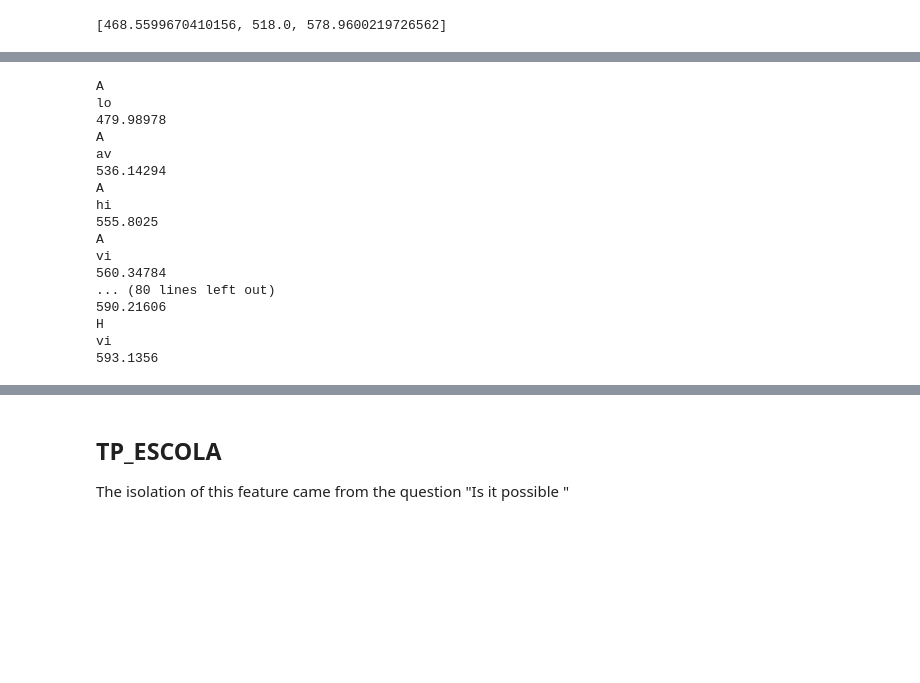
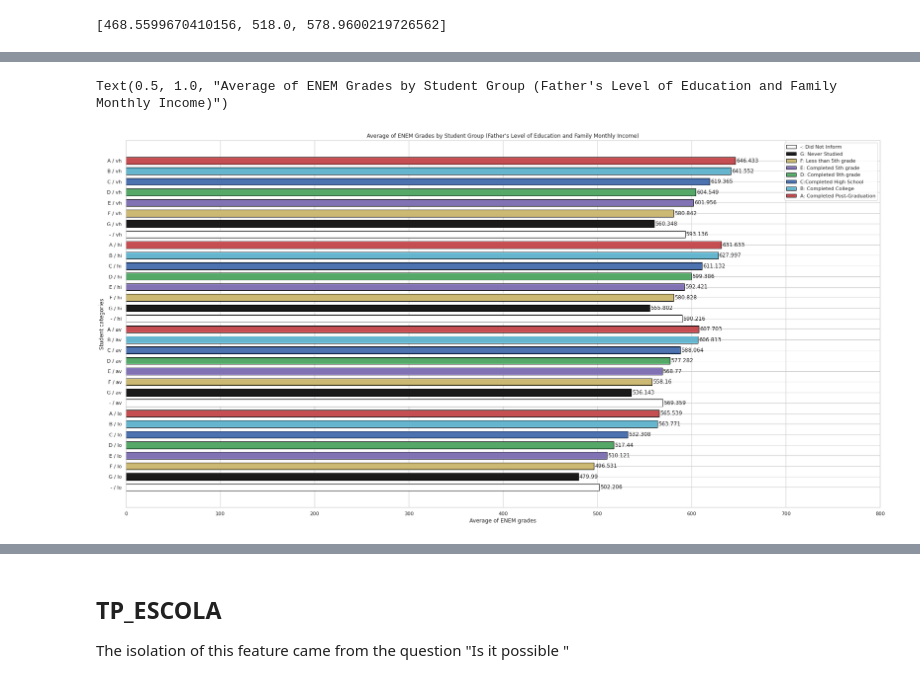
Before and after one commit to higorpr/ENEM_Exploration_Analysis, a Jupyter notebook: ENEM_Exploratory_Analysis_Rev_A.ipynb, the cells around one changed output, grey strips where cells are left out. Saved outputs shown, nothing was run; the diff lists cells and outputs as text; code cells hidden in the pictures; blank space fills up the shorter version.

```diff
--- a/ENEM_Exploratory_Analysis_Rev_A.ipynb
+++ b/ENEM_Exploratory_Analysis_Rev_A.ipynb
@@ -4012,13 +4037,12 @@ dfs = {'H': df_hg, 'A': df_ag, 'L': df_lg, 'P': df_pg}
 # %%
 # Father Level of Education x Monthly Income
 averages = defaultdict(dict)
-
 income_dict = {}
 ed_dict = {}
 income_val = sorted(list(df_dataset['Q006'].unique()))
 ed_val = sorted(list(df_dataset['Q001'].unique()))
-income_tag = ['lo', 'av', 'hi', 'vi']
-ed_tag = ['A', 'B', 'C', 'D', 'E', 'F', 'G', 'H']
+income_tag = ['lo', 'av', 'hi', 'vh']
+ed_tag = ['G', 'F', 'E', 'D', 'C', 'B', 'A', '-']
 
 income_dict = {income_val[i]: income_tag[i] for i in range(len(income_val))}
 ed_dict = {ed_val[i]: ed_tag[i] for i in range(len(ed_val))}
@@ -4028,12 +4052,3 @@ for edu, edu_tag in ed_dict.items():
         df_total = df_dataset[(df_dataset['Q001'] == edu) & (df_dataset['Q006'] == inc)]
         target = df_total['GRADE'].mean()
         averages[edu_tag][inc_tag] = target
-# %%
-fig, ax = plt.subplots(1, 1, figsize=(10,10))
-pos = 0
-
-for ed, inc_d in averages.items():
-    for inc_t, aver in inc_d.items():
-        ax.barh(y=pos, width=aver, height=1, align='edge', label=f'{ed}{inc_t}')
-        ax.set_yticks()
-        pos += 1.5
@@ -4042,24 +4055,35 @@ for ed, inc_d in averages.items():
-# %%
-for ed, inc_d in averages.items():
-    for inc_t, aver in inc_d.items():
-        print(ed)
-        print(inc_t)
-        print(aver)
-# %% [output]
-A
-lo
-479.98978
-A
-av
-536.14294
-A
-hi
-555.8025
-A
-vi
-560.34784
-... (80 lines left out)
-590.21606
-H
-vi
-593.1356
+# %%
+fig, ax = plt.subplots(1, 1, figsize=(30,15))
+pos = 0
+pos_l = []
+labels = []
+ed_order = ['A','B','C','D','E','F','G','-']
+ed_order = list(reversed(ed_order))
+income_tag = ['lo', 'av', 'hi', 'vh']
+colors = {'A':'r','B':'c','C':'b','D':'g','E':'m','F':'y','G':'k','-':'w'}
+label_income = {'lo':'I < 4990 BRL', 'av':'4990 BRL < I < 9980 BRL', 'hi':'9980 BRL < I < 19600 BRL', 'vh':'I > 19600 BRL' }
+label_education = {'A':'Completed Post-Graduation', 'B':'Completed College', 'C':'Completed High School', 'D':'Completed 9th grade', 'E':'Completed 5th grade', 'F':'Less than 5th grade', 'G':'Never Studied', '-':'Did Not Inform'}
+
+for i in income_tag:
+    for ed in ed_order:
+        aver = averages[ed][i]
+        # label = label_set.add(f'{label_education[ed]}')
+        h_bar = ax.barh(y=pos, width=aver, height=1, align='center',color=colors[ed],edgecolor='black')
+        labels.append(f'{ed} / {i}')
+        pos_l.append(pos)
+        pos += 1.5
+        ax.bar_label(h_bar, padding = 2)
+
+plt.yticks(pos_l, labels)
+plt.xlim([0, 800])
+sns.set_theme()
+sns.set_style("whitegrid")
+label_list = ['A: Completed Post-Graduation', 'B: Completed College', 'C:Completed High School', 'D: Completed 9th grade', 'E: Completed 5th grade', 'F: Less than 5th grade', 'G: Never Studied', '-: Did Not Inform']
+label_list = list(reversed(label_list))
+ax.legend(label_list)
+plt.ylabel('Student categories')
+plt.xlabel('Average of ENEM grades')
+plt.title("Average of ENEM Grades by Student Group (Father's Level of Education and Family Monthly Income)")
+# %% [output]
+Text(0.5, 1.0, "Average of ENEM Grades by Student Group (Father's Level of Education and Family Monthly Income)")
+[figure, added]
```
Also changed, not shown: parts of 18 cells of this notebook.
